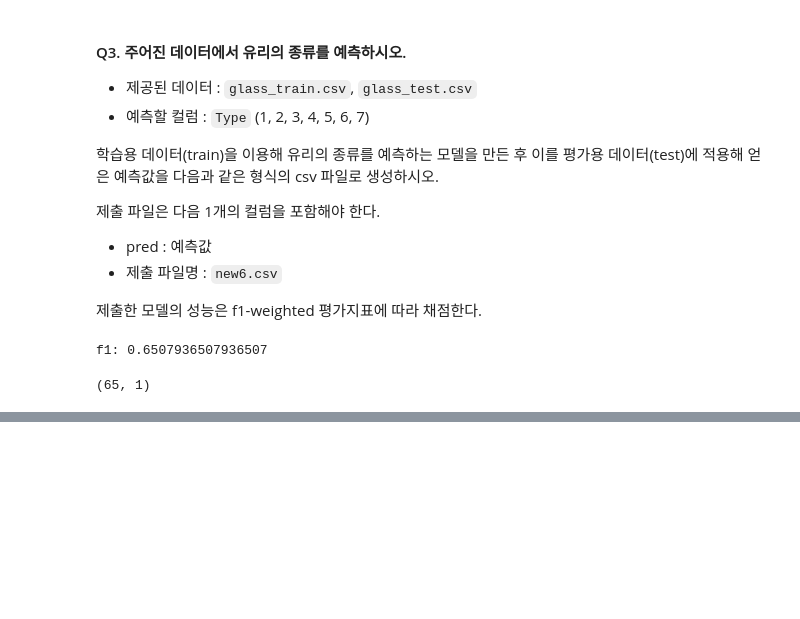
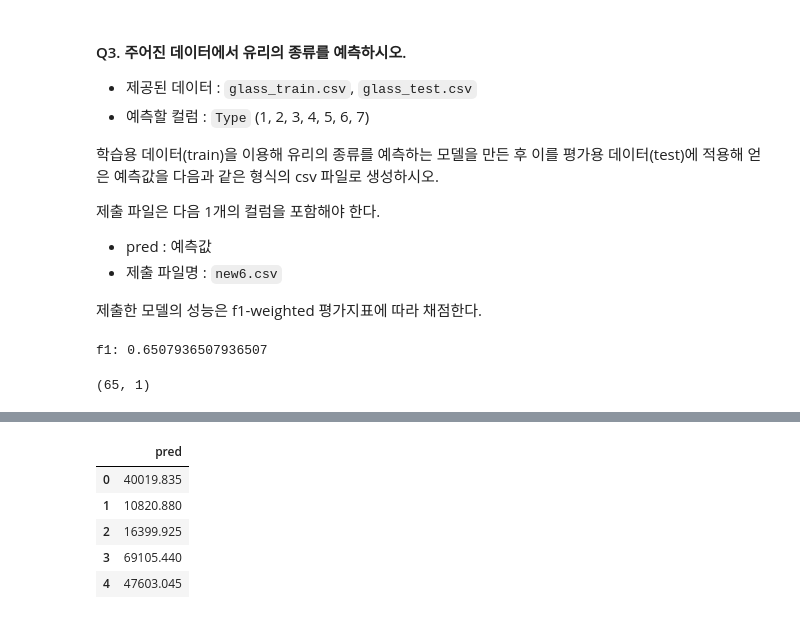
Before and after one commit to joajoa0417/data-analysis, a Jupyter notebook: bigdata/book/data analysis/part2/question/ML4.ipynb, the cells around one changed output, grey strips where cells are left out. Drawn from its saved outputs; the diff is of its cells as text; code cells hidden in the pictures; blank space fills up the shorter version.

```diff
--- a/bigdata/book/data analysis/part2/question/ML4.ipynb
+++ b/bigdata/book/data analysis/part2/question/ML4.ipynb
@@ -601,0 +845,86 @@ f1: 0.6507936507936507
+# %%
+import pandas as pd
+
+train = pd.read_csv('car_train.csv')
+test = pd.read_csv('car_test.csv')
+
+## EDA
+# train.info()
+# train.isnull().sum()
+# test.isnull().sum()
+# train.describe()
+# train.describe(include='O')
+# train.shape, test.shape # ((6732, 17), (5772, 16))
+
+print ('------ 카테고리 동일 여부 ------')
+cols_obj = train.select_dtypes(include='O').columns
+for col in cols_obj :
+    train_set = set(train[col])
+    test_set = set(test[col])
+    if train_set == test_set :
+        print(col, '동일')
+    else :
+        print(col, '동일하지 않음')
+
+## 데이터 전처리
+y_train = train.pop('Price')
+
+train['Turbo'] = train['Engine volume'].str.contains('Turbo').astype(int)
+test['Turbo'] = test['Engine volume'].str.contains('Turbo').astype(int)
+
+train['Engine volume'] = train['Engine volume'].str.replace('Turbo', '').astype(float)
+test['Engine volume'] = test['Engine volume'].str.replace('Turbo', '').astype(float)
+
+train['Mileage'] = train['Mileage'].str.split().str[0].astype(int)
+test['Mileage'] = test['Mileage'].str.split().str[0].astype(int)
+
+# # 스케일링
+# from sklearn.preprocessing import RobustScaler
+
+# cols_num = train.select_dtypes(exclude='O').columns
+# scaler = RobustScaler()
+# train[cols_num] = scaler.fit_transform(train[cols_num])
+# test[cols_num] = scaler.transform(test[cols_num])
+
+# 원-핫 인코딩
+# df = pd.concat([train, test])
+# df_oh = pd.get_dummies(df)
+# train_oh = df_oh.iloc[:len(train)]
+# test_oh = df_oh.iloc[len(train):]
+# print(train.shape, train_oh.shape, test.shape, test_oh.shape)
+
+# 라벨 인코딩
+from sklearn.preprocessing import LabelEncoder
+
+df = pd.concat([train, test])
+for col in cols_obj :
+    le = LabelEncoder()
+    df[col] = le.fit_transform(df[col])
+
+train = df.iloc[:len(train)]
+test = df.iloc[len(train):]
+
+# print(train.shape, test.shape)
+
+## 검증 데이터 나누기
+from sklearn.model_selection import train_test_split
+
+X_train, X_val, y_train, y_val = train_test_split(train, y_train, test_size=0.2, random_state=0)
+
+## 모델 학습 및 평가
+from sklearn.ensemble import RandomForestRegressor
+from sklearn.metrics import root_mean_squared_log_error
+
+rf = RandomForestRegressor(random_state=0, n_estimators=200)
+rf.fit(X_train, y_train)
+y_pred = rf.predict(X_val)
+
+rmsle = root_mean_squared_log_error(y_val, y_pred)
+print ('\n------ RMSLE SCORE ------')
+print('RMSLE:', rmsle)
+
+# 예측 및 결과 파일 생성
+pred = rf.predict(test)
+result = pd.DataFrame({'pred':pred}).to_csv('new9.csv', index=False)
+pd.read_csv('new9.csv').head()
+# %% [output]
@@ -601,0 +948,6 @@ f1: 0.6507936507936507
+|  | pred |
+| 0 | 40019.835 |
+| 1 | 10820.880 |
+| 2 | 16399.925 |
+| 3 | 69105.440 |
+| 4 | 47603.045 |
```
Also changed, not shown: parts of 8 cells of this notebook, 8 other files.
